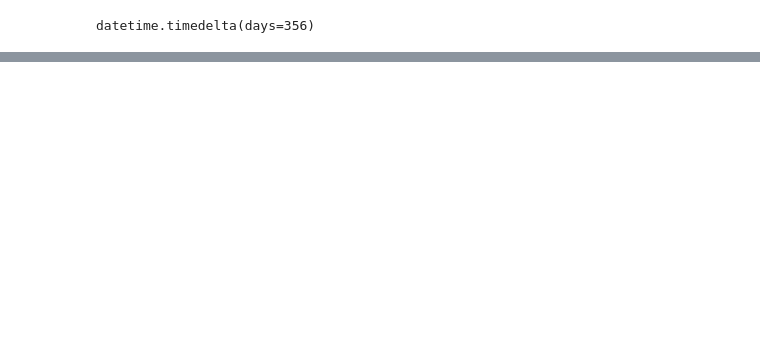
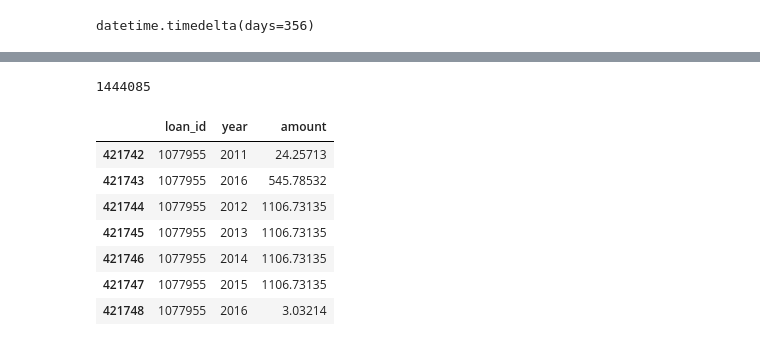
Before and after one commit to Lukpier/cs-project, a Jupyter notebook: kiva.ipynb, the cells around one changed output, grey strips where cells are left out. Saved outputs shown, nothing was run; the diff lists cells and outputs as text; code cells hidden in the pictures; blank space fills up the shorter version.

```diff
--- a/kiva.ipynb
+++ b/kiva.ipynb
@@ -521,0 +582,15 @@ array(['no', 'no', 'no', ..., 'no', 'no', 'no'], dtype='<U2')
+# %%
+max(new_df['loan_id'])
+# %% [output]
+1444085
+# %%
+new_df[new_df.loan_id == 1077955]
+# %% [output]
+|  | loan_id | year | amount |
+| 421742 | 1077955 | 2011 | 24.25713 |
+| 421743 | 1077955 | 2016 | 545.78532 |
+| 421744 | 1077955 | 2012 | 1106.73135 |
+| 421745 | 1077955 | 2013 | 1106.73135 |
+| 421746 | 1077955 | 2014 | 1106.73135 |
+| 421747 | 1077955 | 2015 | 1106.73135 |
+| 421748 | 1077955 | 2016 | 3.03214 |
```
Also changed, not shown: parts of 17 cells of this notebook.
